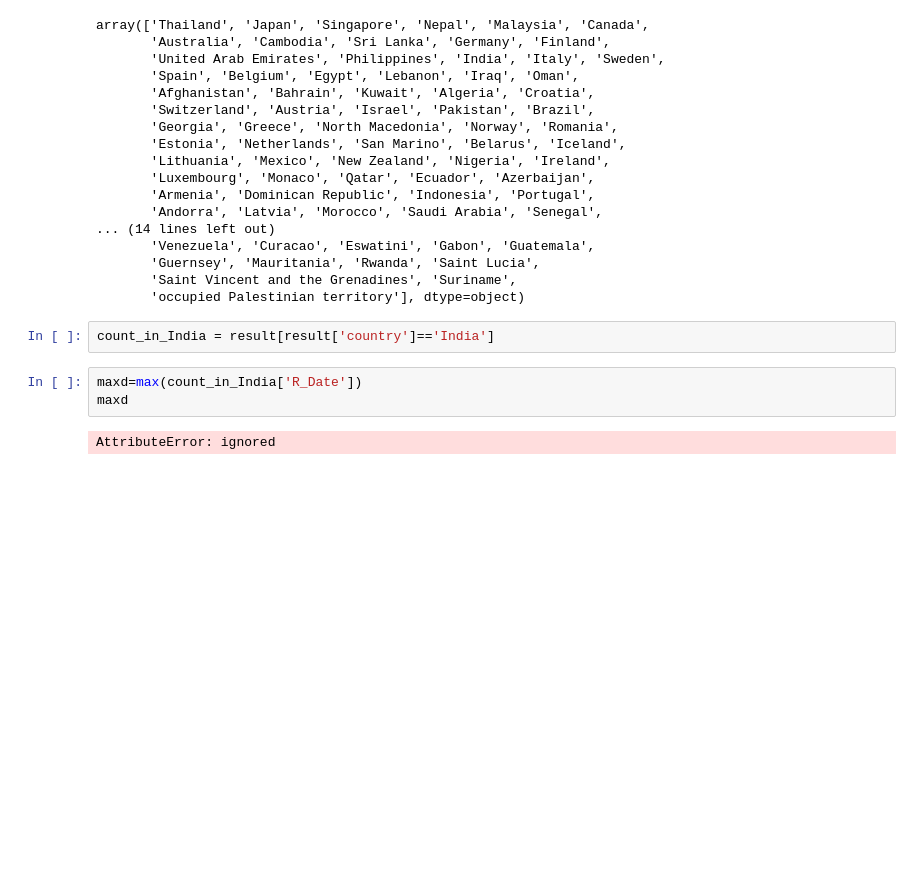
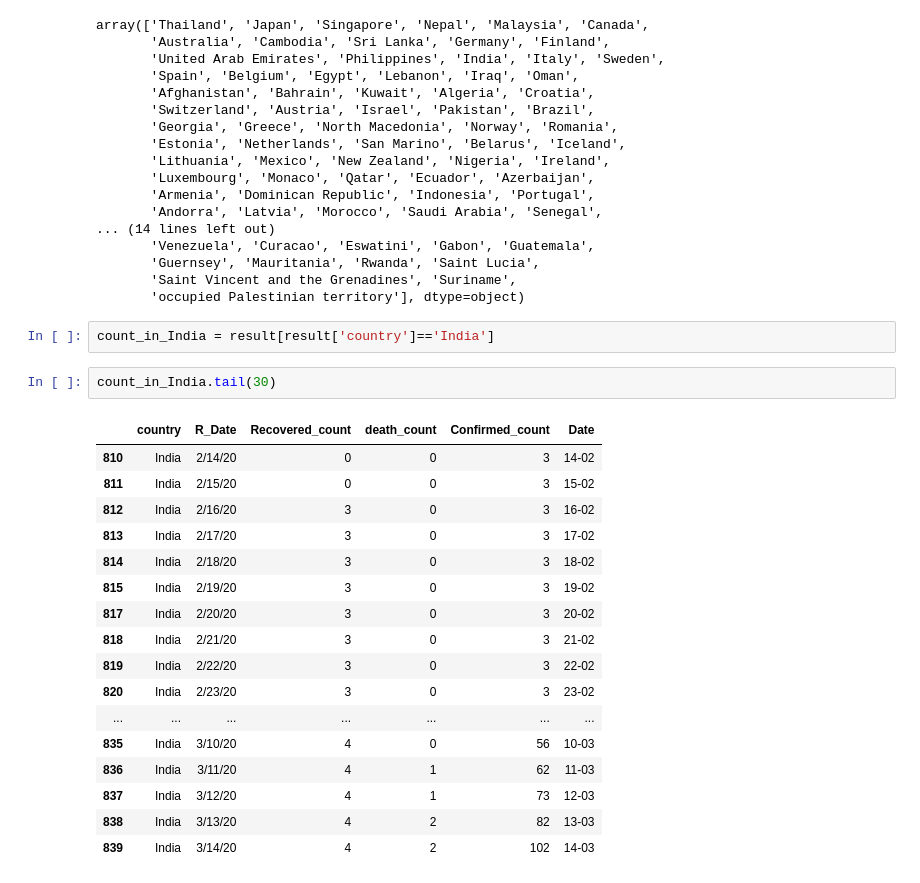
Before and after one commit to radhika1112/Real-time-COVID-19-analysis, a Jupyter notebook: COVID_19_Analysis_on_real_time_data.ipynb, the cells around one changed output. Drawn from its saved outputs; the diff is of its cells as text; blank space fills up the shorter version.

```diff
--- a/COVID_19_Analysis_on_real_time_data.ipynb
+++ b/COVID_19_Analysis_on_real_time_data.ipynb
@@ -187,11 +215,26 @@ array(['Thailand', 'Japan', 'Singapore', 'Nepal', 'Malaysia', 'Canada',
        'occupied Palestinian territory'], dtype=object)
 # %%
 count_in_India = result[result['country']=='India']
-# %%
-maxd=max(count_in_India['R_Date'])
-maxd
-# %% [output]
-AttributeError: ignored
+# %%
+count_in_India.tail(30)
+# %% [output]
+|  | country | R_Date | Recovered_count | death_count | Confirmed_count | Date |
+| 810 | India | 2/14/20 | 0 | 0 | 3 | 14-02 |
+| 811 | India | 2/15/20 | 0 | 0 | 3 | 15-02 |
+| 812 | India | 2/16/20 | 3 | 0 | 3 | 16-02 |
+| 813 | India | 2/17/20 | 3 | 0 | 3 | 17-02 |
+| 814 | India | 2/18/20 | 3 | 0 | 3 | 18-02 |
+| 815 | India | 2/19/20 | 3 | 0 | 3 | 19-02 |
+| 817 | India | 2/20/20 | 3 | 0 | 3 | 20-02 |
+| 818 | India | 2/21/20 | 3 | 0 | 3 | 21-02 |
+| 819 | India | 2/22/20 | 3 | 0 | 3 | 22-02 |
+| 820 | India | 2/23/20 | 3 | 0 | 3 | 23-02 |
+| ... | ... | ... | ... | ... | ... | ... |
+| 835 | India | 3/10/20 | 4 | 0 | 56 | 10-03 |
+| 836 | India | 3/11/20 | 4 | 1 | 62 | 11-03 |
+| 837 | India | 3/12/20 | 4 | 1 | 73 | 12-03 |
+| 838 | India | 3/13/20 | 4 | 2 | 82 | 13-03 |
+| 839 | India | 3/14/20 | 4 | 2 | 102 | 14-03 |
 # %%
 import seaborn as sns;
 import matplotlib.pyplot as plt
```
Also changed, not shown: parts of 8 cells of this notebook.
